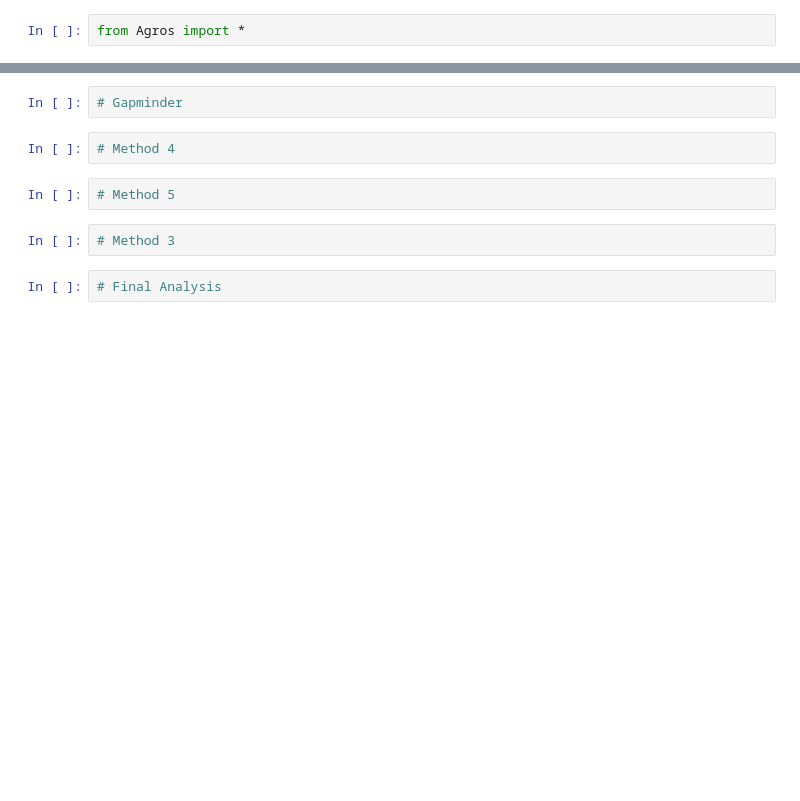
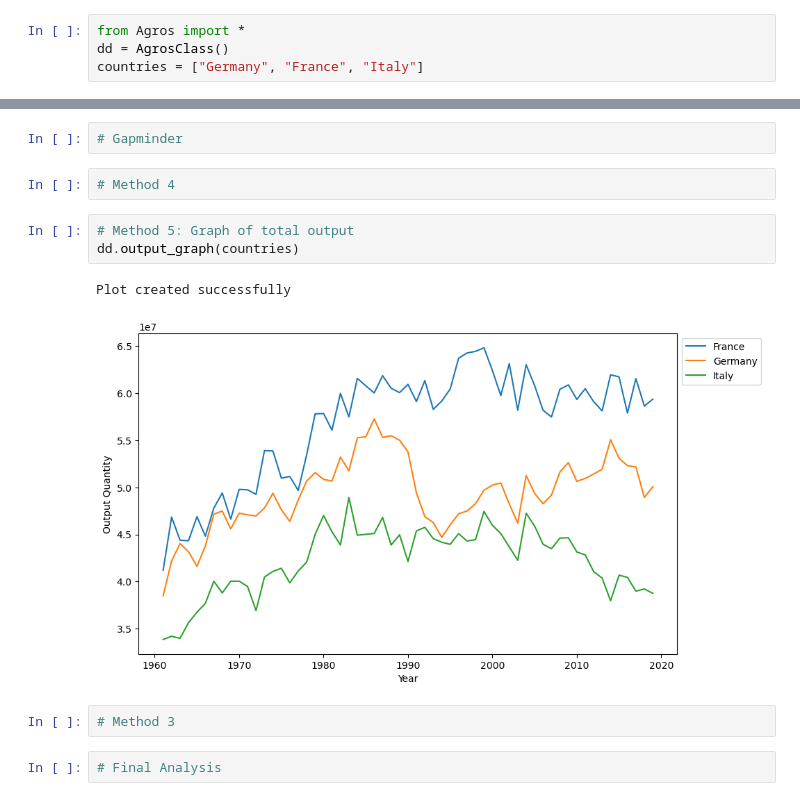
Before and after one commit to Nik-mundt/Group_08, a Jupyter notebook: agros_notebook.ipynb, the cells around one changed output, grey strips where cells are left out. Drawn from its saved outputs; the diff is of its cells as text; blank space fills up the shorter version.

```diff
--- a/agros_notebook.ipynb
+++ b/agros_notebook.ipynb
@@ -1,2 +1,4 @@
 # %%
 from Agros import *
+dd = AgrosClass()
+countries = ["Germany", "France", "Italy"]
@@ -5,7 +9,11 @@ from Agros import *
 # %%
 # Method 4
 # %%
-# Method 5
+# Method 5: Graph of total output
+dd.output_graph(countries)
+# %% [output]
+Plot created successfully
+[figure, added]
 # %%
 # Method 3
 # %%
```
Also changed, not shown: parts of 1 cell of this notebook.
